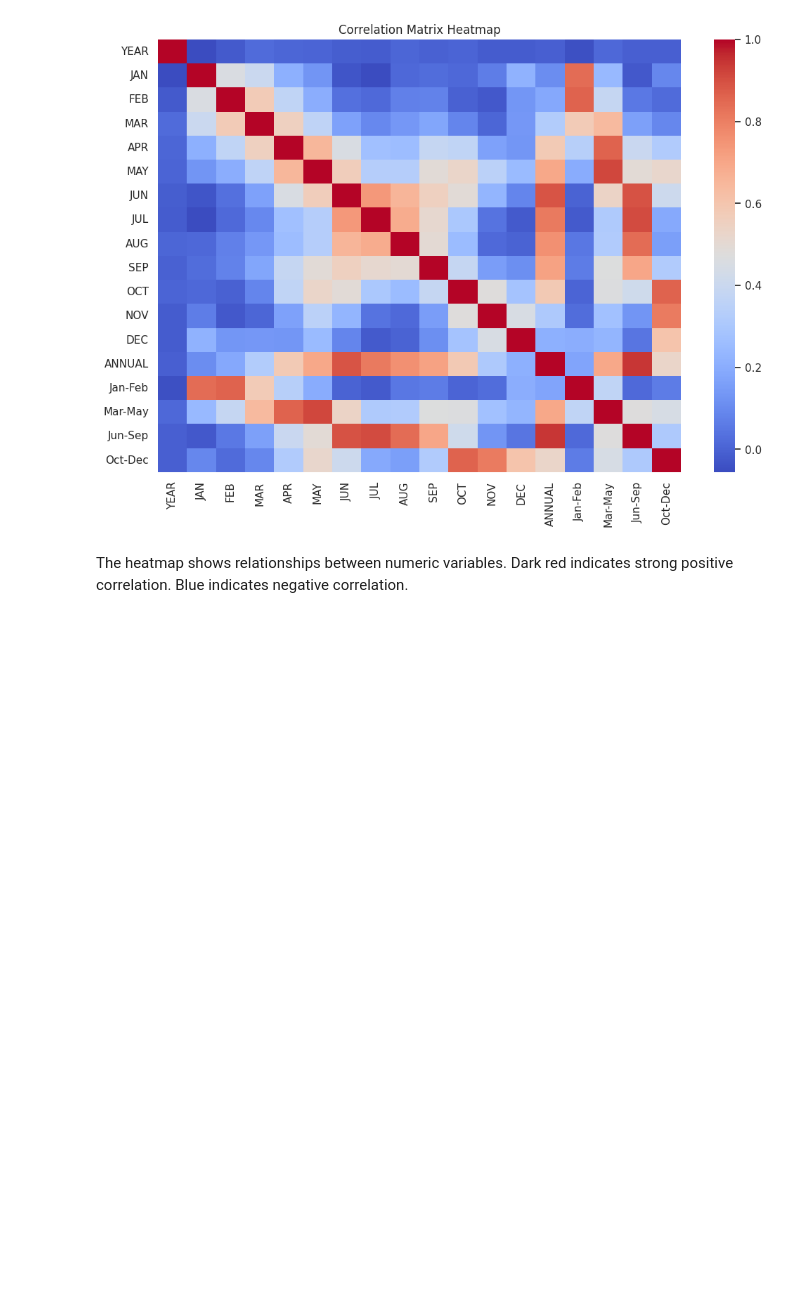
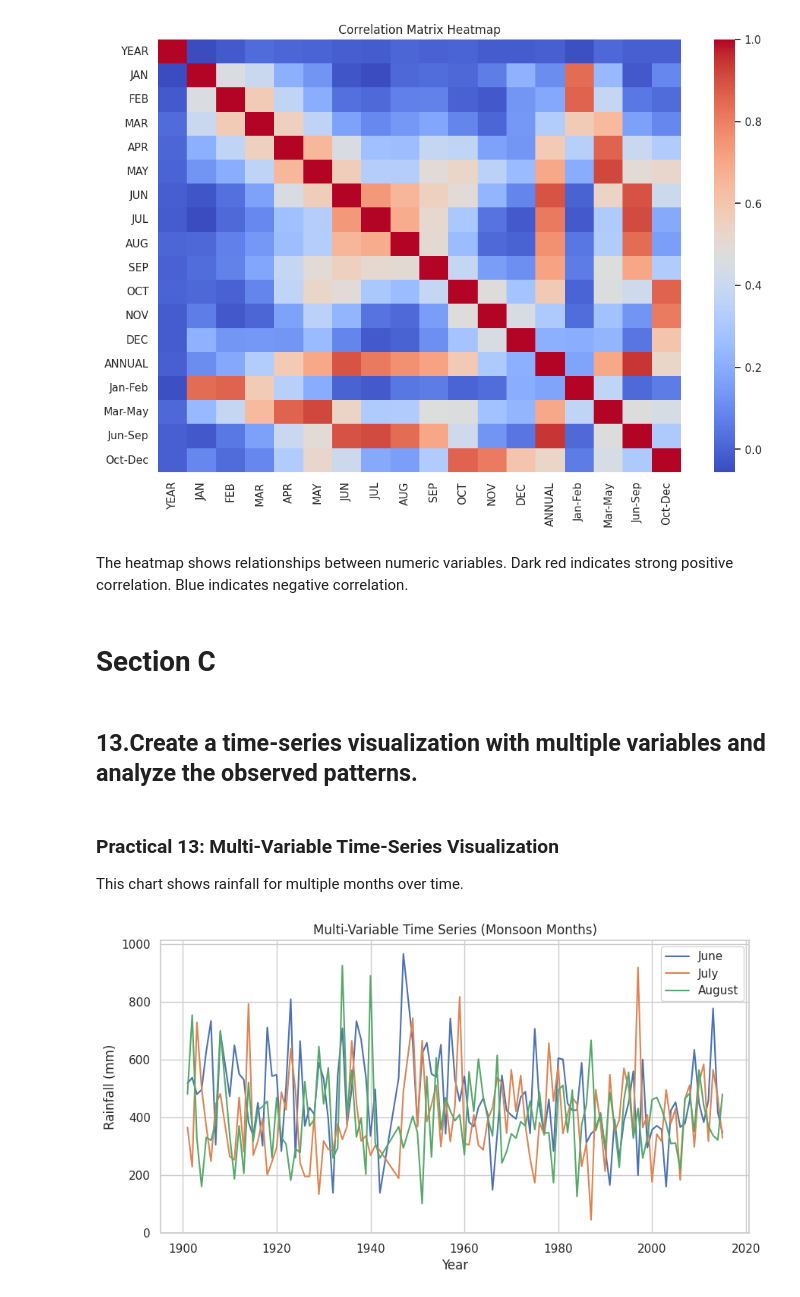
Before and after one commit to shaniraj4587/DataVisualizationPracticle, a Jupyter notebook: 01_practicle.ipynb, the cells around one changed output. Cells and saved outputs as stored; diff of their text form; code cells hidden in the pictures; blank space fills up the shorter version.

```diff
--- a/01_practicle.ipynb
+++ b/01_practicle.ipynb
@@ -558,3 +558,25 @@ plt.show()
 The heatmap shows relationships between numeric variables.
 Dark red indicates strong positive correlation.
 Blue indicates negative correlation.
+# %% [markdown]
+# Section C
+# %% [markdown]
+## 13.Create a time-series visualization with multiple variables and analyze the observed patterns.
+# %% [markdown]
+### Practical 13: Multi-Variable Time-Series Visualization
+This chart shows rainfall for multiple months over time.
+# %%
+data_ts = df[df["DIVISION"] == "ANDAMAN & NICOBAR ISLANDS"]
+
+plt.figure(figsize=(10, 5))
+plt.plot(data_ts["YEAR"], data_ts["JUN"], label="June")
+plt.plot(data_ts["YEAR"], data_ts["JUL"], label="July")
+plt.plot(data_ts["YEAR"], data_ts["AUG"], label="August")
+
+plt.xlabel("Year")
+plt.ylabel("Rainfall (mm)")
+plt.title("Multi-Variable Time Series (Monsoon Months)")
+plt.legend()
+plt.show()
+# %% [output]
+[figure, added]
```
Also changed, not shown: parts of 44 cells of this notebook, 2 other files.
